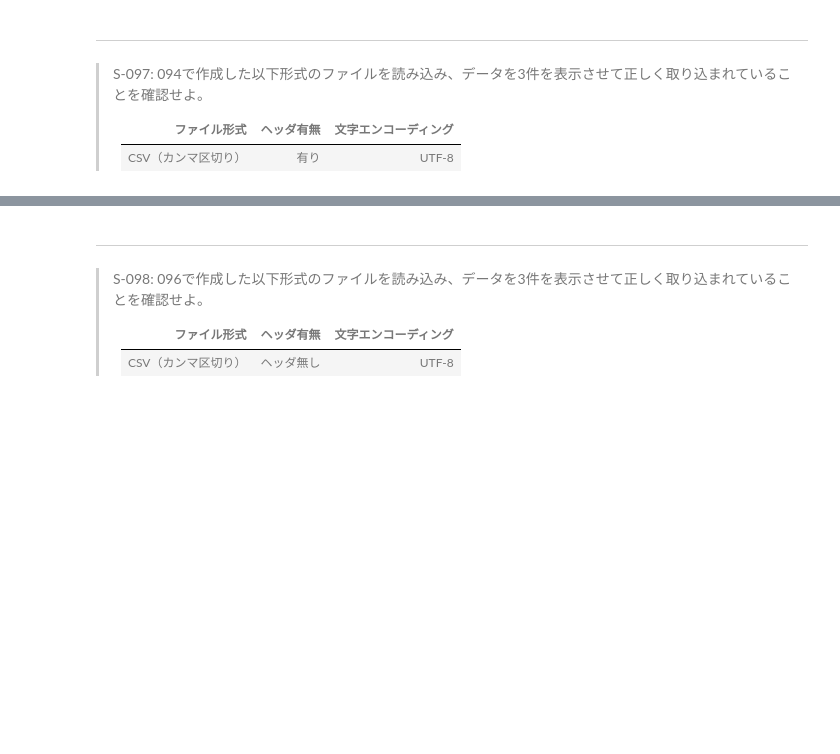
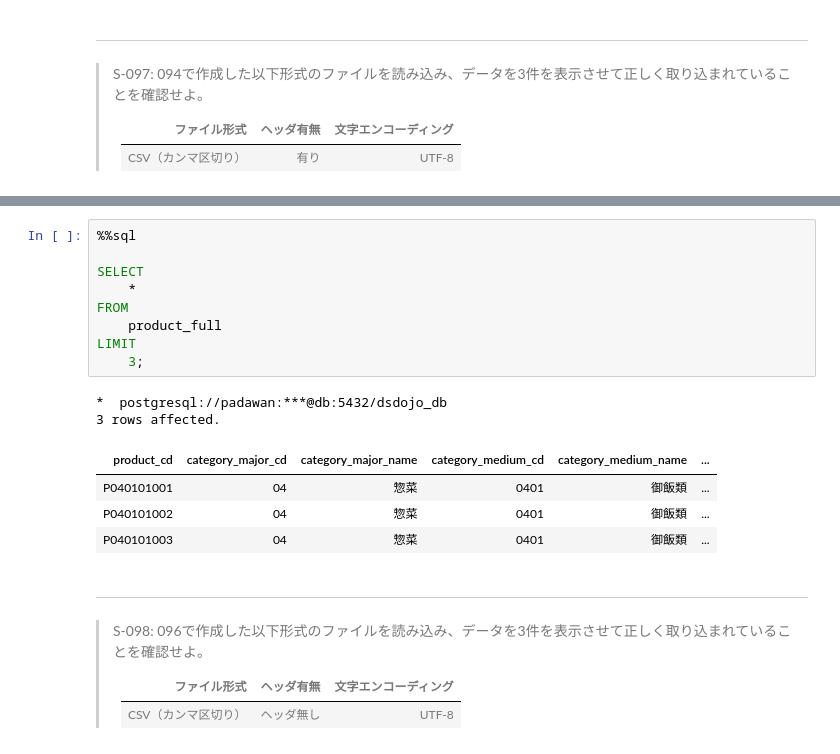
Before and after one commit to palakpaneerer/100knocks-preprocess, a Jupyter notebook: docker/work/preprocess_knock_SQL.ipynb, the cells around one changed output, grey strips where cells are left out. Cells and saved outputs as stored; diff of their text form; blank space fills up the shorter version.

```diff
--- a/docker/work/preprocess_knock_SQL.ipynb
+++ b/docker/work/preprocess_knock_SQL.ipynb
@@ -3152,3 +3385,19 @@ WITH CSV ENCODING 'UTF-8'
+# %%
+%%sql
+
+SELECT
+    *
+FROM
+    product_full
+LIMIT
+    3;
+# %% [output]
+*  postgresql://padawan:***@db:5432/dsdojo_db
+3 rows affected.
+| product_cd | category_major_cd | category_major_name | category_medium_cd | category_medium_name | ... |
+| P040101001 | 04 | 惣菜 | 0401 | 御飯類 | ... |
+| P040101002 | 04 | 惣菜 | 0401 | 御飯類 | ... |
+| P040101003 | 04 | 惣菜 | 0401 | 御飯類 | ... |
 # %% [markdown]
 ---
 > S-098: 096で作成した以下形式のファイルを読み込み、データを3件を表示させて正しく取り込まれていることを確認せよ。
```
Also changed, not shown: parts of 27 cells of this notebook, 4 other files.
